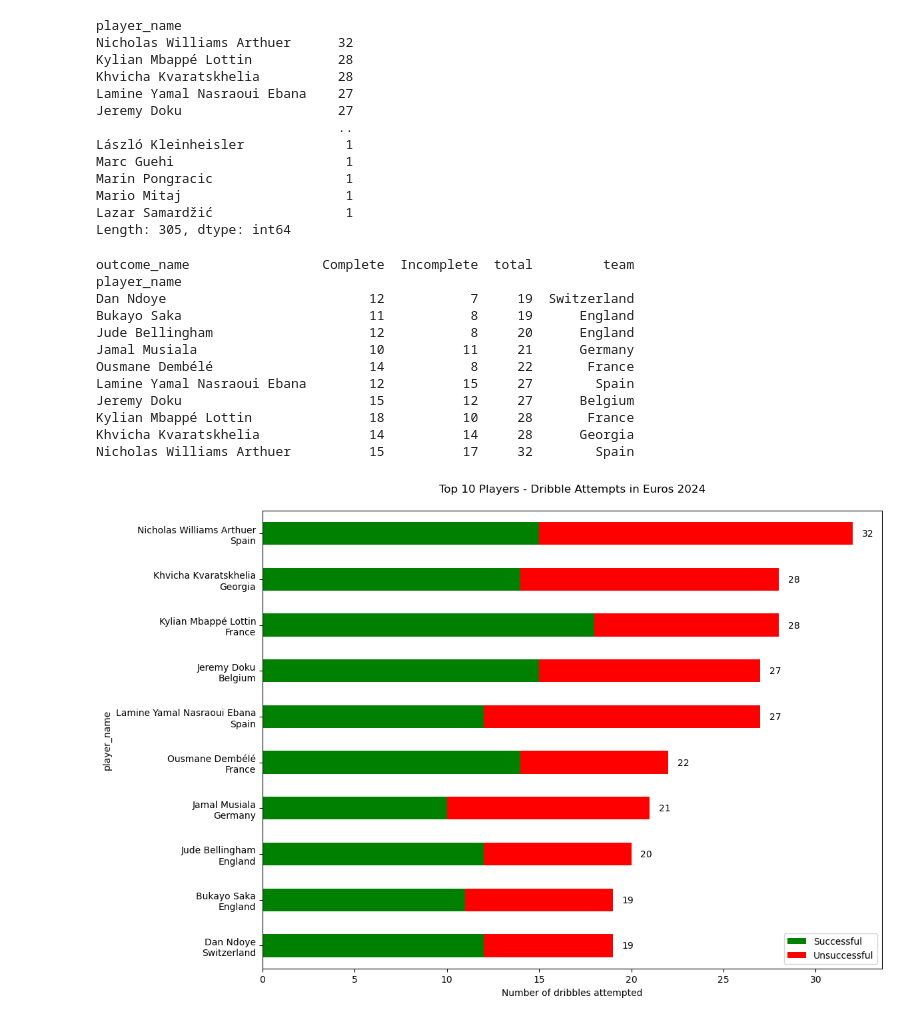
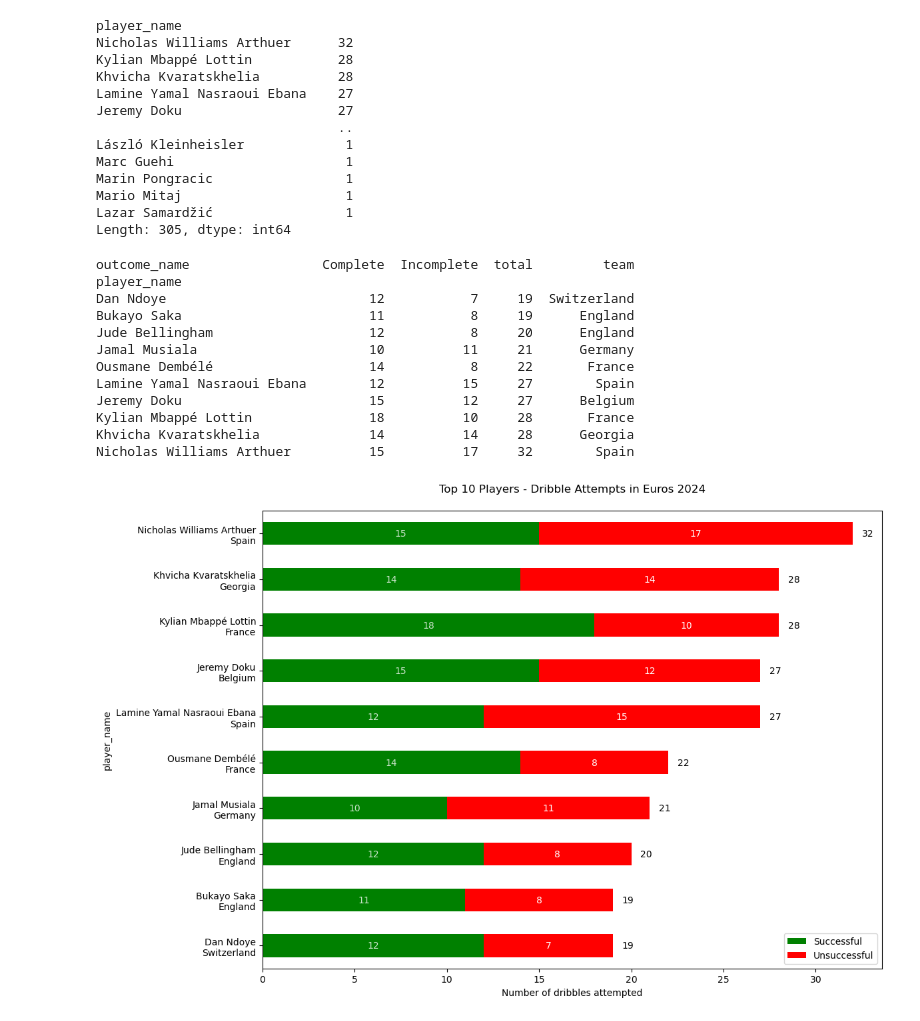
Before and after one commit to MarijnSt/soccermatics-project-1, a Jupyter notebook: nico-williams.ipynb, the cells around one changed output. Saved outputs shown, nothing was run; the diff lists cells and outputs as text; code cells hidden in the pictures.

```diff
--- a/nico-williams.ipynb
+++ b/nico-williams.ipynb
@@ -77,6 +77,22 @@ fig, ax = plt.subplots(figsize=(12, 8))
 top_dribblers['Complete'].plot(kind='barh', color='green', ax=ax)
 top_dribblers['Incomplete'].plot(kind='barh', color='red', ax=ax, left=top_dribblers['Complete'])
 
+# Add text annotations for Complete values
+for i, v in enumerate(top_dribblers['Complete']):
+    ax.text(v/2, i, str(v),
+            color='white',
+            alpha=0.5,
+            va='center',
+            ha='center')
+
+# Add text annotations for Incomplete values
+for i, v in enumerate(top_dribblers['Incomplete']):
+    ax.text(top_dribblers['Complete'][i] + v/2, i, str(v),
+            color='white',
+            alpha=0.5,
+            va='center',
+            ha='center')
+
 # Customize the plot
 plt.title('Top 10 Players - Dribble Attempts in Euros 2024', pad=20)
 plt.xlabel('Number of dribbles attempted')
@@ -84,31 +100,31 @@ plt.xlabel('Number of dribbles attempted')
 # Create custom y-axis labels
 ylabels = [f"{player}\n{team}" for player, team in zip(top_dribblers.index, top_dribblers['team'])]
 
 # Set the labels with style properties
 ax.set_yticklabels(ylabels, linespacing=1.2)
 
 # Add legend
 plt.legend(['Successful', 'Unsuccessful'])
 
 # Add total numbers at the end of each bar
 for i, player in enumerate(top_dribblers.index):
     total = top_dribblers.loc[player, 'total']
     plt.text(total + 0.5, i, str(int(total)), va='center')
 
 # Adjust layout
 plt.tight_layout()
 plt.show()
 # %% [output]
 outcome_name                 Complete  Incomplete  total         team
 player_name
 Dan Ndoye                          12           7     19  Switzerland
 Bukayo Saka                        11           8     19      England
 Jude Bellingham                    12           8     20      England
 Jamal Musiala                      10          11     21      Germany
 Ousmane Dembélé                    14           8     22       France
 Lamine Yamal Nasraoui Ebana        12          15     27        Spain
 Jeremy Doku                        15          12     27      Belgium
 Kylian Mbappé Lottin               18          10     28       France
 Khvicha Kvaratskhelia              14          14     28      Georgia
 Nicholas Williams Arthuer          15          17     32        Spain
-[figure, old version]
+[figure, new version]
```
Also changed, not shown: parts of 1 cell of this notebook.
